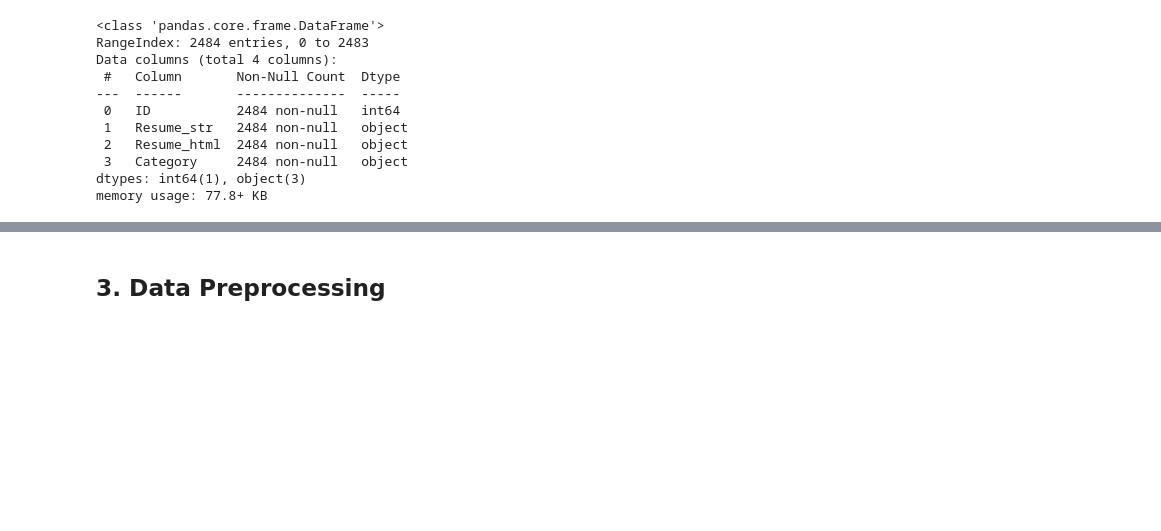
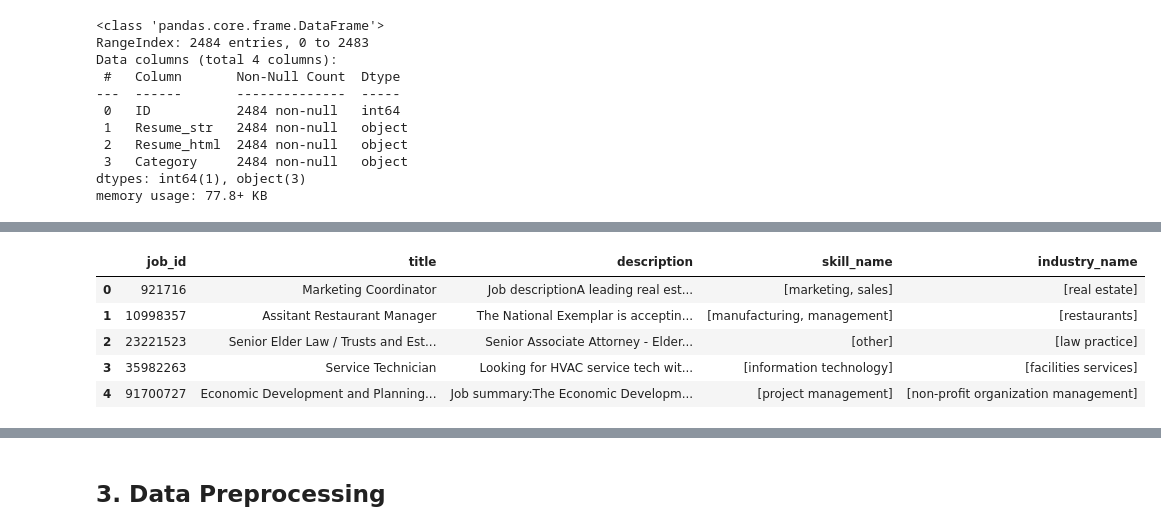
Before and after one commit to TristanPetersDS/job-recommender, a Jupyter notebook: notebooks/01_text_preprocessing.ipynb, the cells around one changed output, grey strips where cells are left out. Saved outputs shown, nothing was run; the diff lists cells and outputs as text; code cells hidden in the pictures; blank space fills up the shorter version.

```diff
--- a/notebooks/01_text_preprocessing.ipynb
+++ b/notebooks/01_text_preprocessing.ipynb
@@ -148,0 +205,3 @@ resume_df.describe()
+# %%
+# Remove all unnecessary features
+jobs_df = jobs_df[['job_id', 'title', 'description', 'skill_name', 'industry_name']]
@@ -148,0 +218,10 @@ resume_df.describe()
+# %%
+# Drop listings with no description
+jobs_df = jobs_df[jobs_df['description'].notna() == True]
+
+# Drop listings with no skills or industry mapping
+jobs_df = jobs_df[jobs_df['skill_name'].notna() == True]
+jobs_df = jobs_df[jobs_df['industry_name'].notna() == True]
+
+# Reset dataframe index
+jobs_df.reset_index(drop=True, inplace=True)
@@ -148,0 +250,3 @@ resume_df.describe()
+# %%
+# Drop duplicates
+jobs_df = jobs_df.drop_duplicates(subset=['description'], keep='first')
@@ -148,0 +263,10 @@ resume_df.describe()
+# %%
+# View of pruned dataset
+jobs_df.head()
+# %% [output]
+|  | job_id | title | description | skill_name | industry_name |
+| 0 | 921716 | Marketing Coordinator | Job descriptionA leading real est... | [marketing, sales] | [real estate] |
+| 1 | 10998357 | Assitant Restaurant Manager | The National Exemplar is acceptin... | [manufacturing, management] | [restaurants] |
+| 2 | 23221523 | Senior Elder Law / Trusts and Est... | Senior Associate Attorney - Elder... | [other] | [law practice] |
+| 3 | 35982263 | Service Technician | Looking for HVAC service tech wit... | [information technology] | [facilities services] |
+| 4 | 91700727 | Economic Development and Planning... | Job summary:The Economic Developm... | [project management] | [non-profit organization management] |
```
Also changed, not shown: parts of 56 cells of this notebook, 1 other file.
